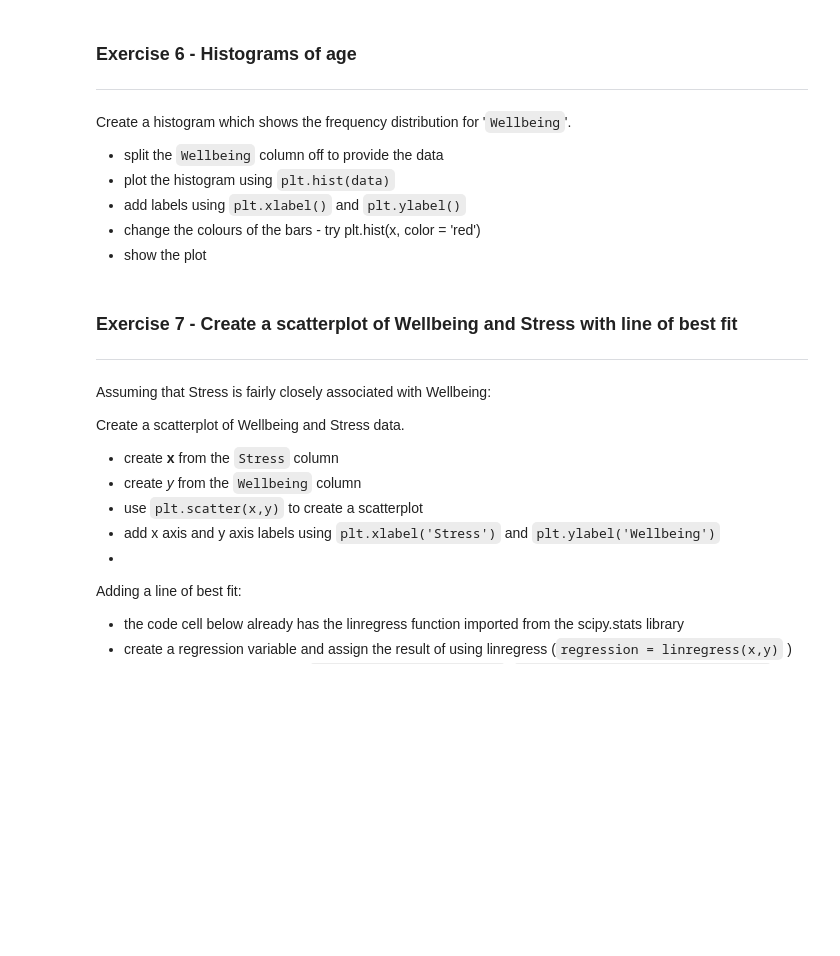
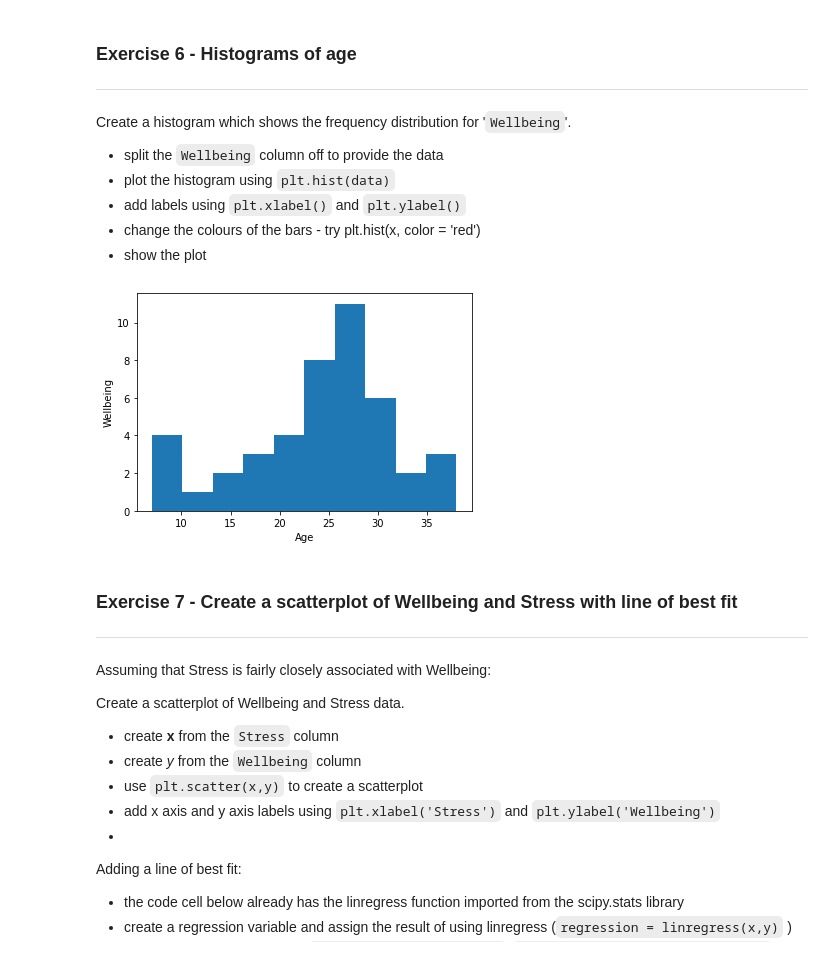
Before and after one commit to ttevhide/Programming-for-Data, a Jupyter notebook: 7_1_Visualisation_with_matplotlib.ipynb, the cells around one changed output. Saved outputs shown, nothing was run; the diff lists cells and outputs as text; code cells hidden in the pictures; blank space fills up the shorter version.

```diff
--- a/7_1_Visualisation_with_matplotlib.ipynb
+++ b/7_1_Visualisation_with_matplotlib.ipynb
@@ -173,6 +205,15 @@ Create a histogram which shows the frequency distribution for '`Wellbeing`'.
 * add labels using `plt.xlabel()` and `plt.ylabel()`
 * change the colours of the bars - try plt.hist(x, color = 'red')
 * show the plot
+# %%
+w_df = p_df[['Age','Wellbeing']]
+
+plt.hist(w_df['Wellbeing'])
+plt.xlabel('Age')
+plt.ylabel('Wellbeing')
+plt.show()
+# %% [output]
+[figure, added]
 # %% [markdown]
 ### Exercise 7 - Create a scatterplot of Wellbeing and Stress with line of best fit
 ---
```
Also changed, not shown: parts of 9 cells of this notebook.
